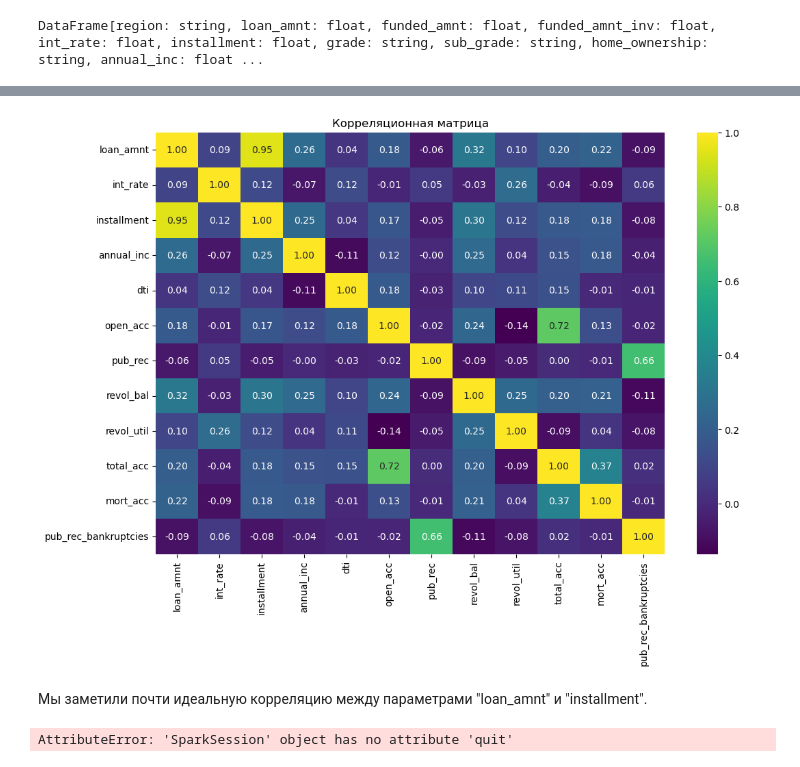
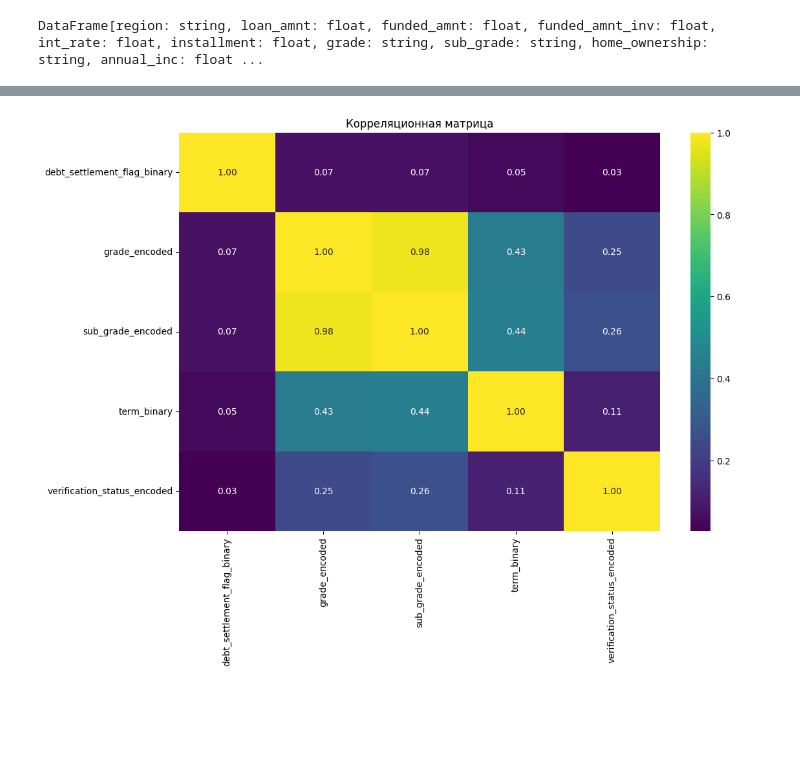
Before and after one commit to Jeremix7/Diploma, a Jupyter notebook: model.ipynb, the cells around one changed output, grey strips where cells are left out. Cells and saved outputs as stored; diff of their text form; code cells hidden in the pictures; blank space fills up the shorter version.

Commit message:
Add binary encoding and multicategorical encoding

```diff
--- a/model.ipynb
+++ b/model.ipynb
@@ -648,3 +681,5 @@ only showing top 5 rows
+# %%
+fe_df = spark.read.parquet('intermediate_data/fe_df.parquet')
 # %%
 fe_df.rdd.getNumPartitions()
 # %% [output]
@@ -671,6 +691,10 @@ DataFrame[region: string, loan_amnt: float, funded_amnt: float, funded_amnt_inv:
 # %%
 # Определяем мультикатегориальные колонки
 multi_cat_cols = [
-    col for col in fe_df.columns
-    if fe_df.select(col).distinct().count() > 2  # Оставляем только колонки с более чем 2 уникальными значениями
+    col for col, dtype in fe_df.dtypes  # Получаем имя и тип колонки
+    if dtype not in ("float", "int", "double")  # Исключаем числовые типы
+    and fe_df.select(col).distinct().count() > 2  # Оставляем только колонки с более чем 2 уникальными значениями
 ]
+
+removed_columns = ['issue_d', 'loan_status', 'addr_state', 'earliest_cr_line', 'last_pymnt_d', 'last_credit_pull_d']
+multi_cat_cols = [col for col in multi_cat_cols if col not in removed_columns]
@@ -760,0 +780,9 @@ Py4JJavaError: An error occurred while calling o6693.csv.
+# %%
+# Определяем закодированные категориальные колонки
+cat_columns = [
+    col for col, dtype in fe_df.dtypes  # Получаем имя и тип колонки
+    if dtype in ("double")  # Оставляем закодированные категориальные колонки
+]
+
+# Выводим результат
+print(cat_columns)
@@ -761,36 +839,20 @@ Py4JJavaError: An error occurred while calling o6693.csv.
+# %%
+sorted_df = sorted_cat_correlation_df.loc[sorted_cat_correlation_df['Correlation'].abs().sort_values(ascending=False).index]
+
+top_features = list(sorted_df['Feature'].head(6))
+removed_features = ['loan_describe_binary']
+top_features = [feature for feature in top_features if feature not in removed_features]
 # %%
-# Выбор числовых колонок для корреляции
-numeric_columns = [
-    "loan_amnt",
-    "int_rate",
-    "installment",
-    "annual_inc",
-    "dti",
-    "open_acc",
-    "pub_rec",
-    "revol_bal",
-    "revol_util",
-    "total_acc",
-    "mort_acc",
-    "pub_rec_bankruptcies"
-]
-
-# Выбор только числовых колонок и удаление строк с пропусками
-correlation_data = df.select(numeric_columns).na.drop()
+# Выбор только категориальных колонок и удаление строк с пропусками
+correlation_data = fe_df.select(top_features).na.drop()
 
 # Получение корреляционной матрицы
 correlation_matrix = correlation_data.toPandas().corr()
 
 # Построение тепловой карты
 plt.figure(figsize=(12, 8))
 sns.heatmap(correlation_matrix, annot=True, cmap='viridis', fmt=".2f")
 plt.title("Корреляционная матрица")
 plt.show()
 # %% [output]
-[figure, old version]
+[figure, new version]
-# %% [markdown]
-Мы заметили почти идеальную корреляцию между параметрами "loan_amnt" и "installment".
-# %%
-spark.()
-# %% [output]
-AttributeError: 'SparkSession' object has no attribute 'quit'
```
Also changed, not shown: parts of 32 cells of this notebook, 1 other file.
